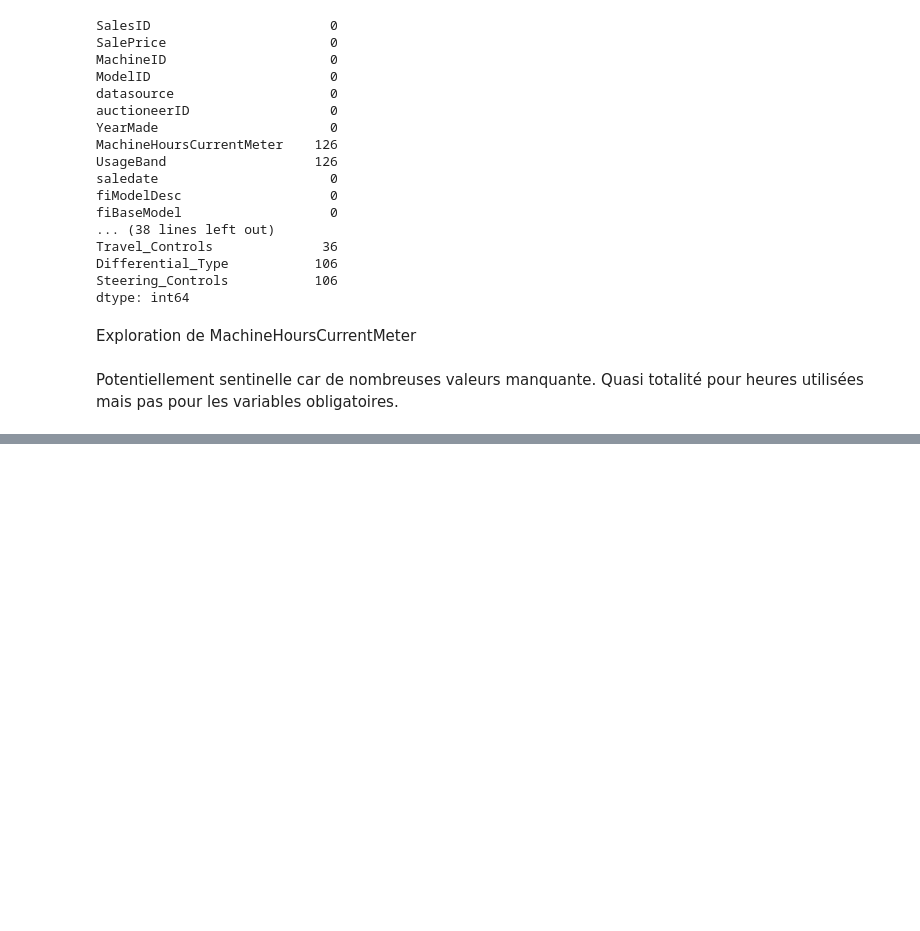
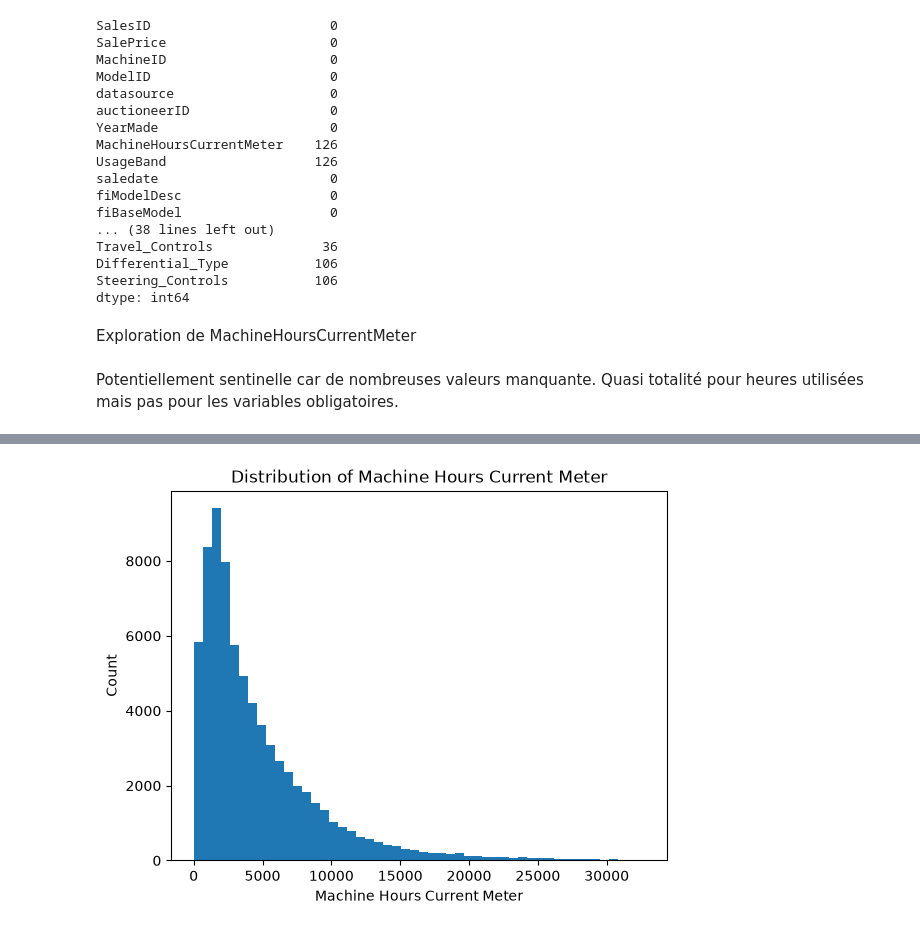
Before and after one commit to AbramLakhvinder/asset-valuation-project, a Jupyter notebook: notebooks/01_data_audit.ipynb, the cells around one changed output, grey strips where cells are left out. Cells and saved outputs as stored; diff of their text form; code cells hidden in the pictures; blank space fills up the shorter version.

```diff
--- a/notebooks/01_data_audit.ipynb
+++ b/notebooks/01_data_audit.ipynb
@@ -329,0 +367,9 @@ HoursRestricted = df[(df["MachineHoursCurrentMeter"]!=0)& (df["MachineHoursCurre
+# %%
+HoursRestricted2 = HoursRestricted[HoursRestricted["MachineHoursCurrentMeter"] < HoursRestricted["MachineHoursCurrentMeter"].quantile(0.99)]
+plt.hist(HoursRestricted2["MachineHoursCurrentMeter"], bins=50)
+plt.title("Distribution of Machine Hours Current Meter")
+plt.xlabel("Machine Hours Current Meter")
+plt.ylabel("Count")
+plt.show()
+# %% [output]
+[figure, added]
```
Also changed, not shown: parts of 14 cells of this notebook.
